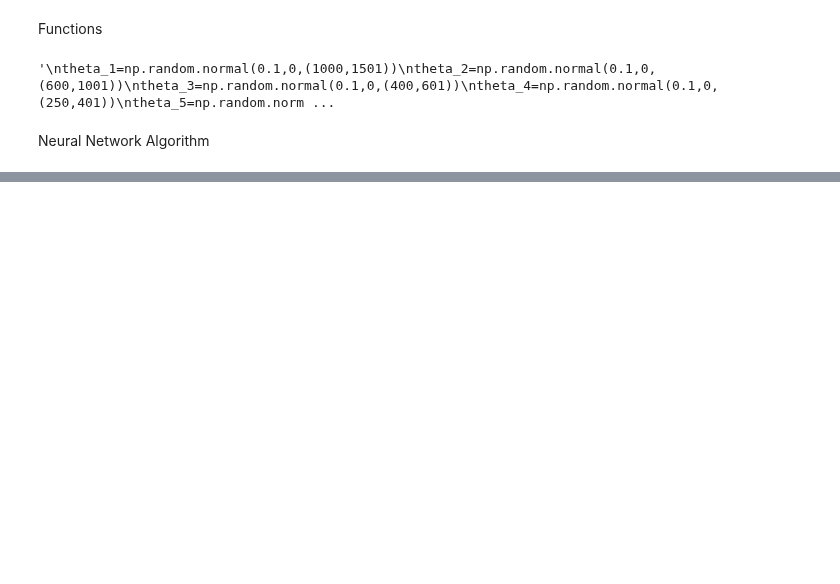
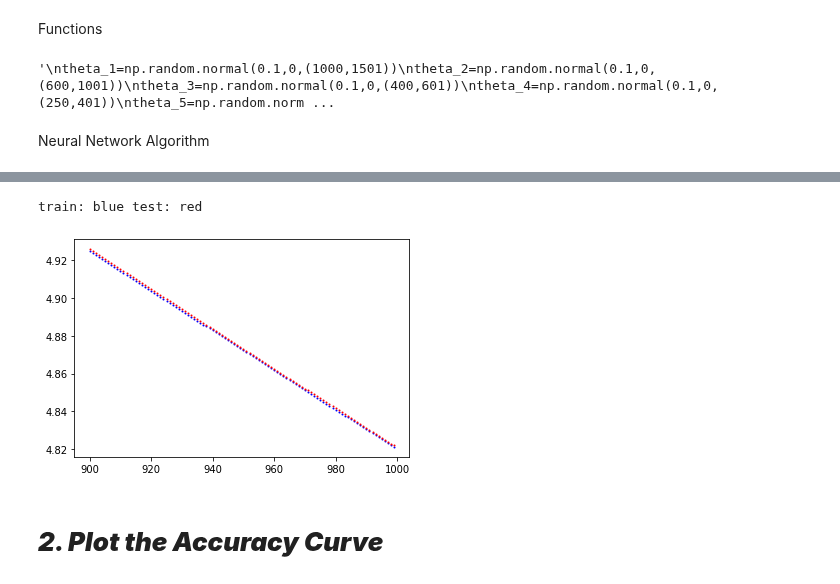
Before and after one commit to crescent98/machinelearning35911, a Jupyter notebook: assignment11_gpu.ipynb, the cells around one changed output, grey strips where cells are left out. Cells and saved outputs as stored; diff of their text form; code cells hidden in the pictures; blank space fills up the shorter version.

```diff
--- a/assignment11_gpu.ipynb
+++ b/assignment11_gpu.ipynb
@@ -397,0 +270,9 @@ NameError: ignored
+# %%
+plt.scatter(range(900,i),train_objective_np[900:i],c="#0000ff",label='blue',s=1)
+plt.scatter(range(900,i),test_objective_np[900:i],c="#ff0000",label="red",s=1)
+print("train: blue test: red")
+# %% [output]
+train: blue test: red
+[figure, added]
+# %% [markdown]
+# ***2. Plot the Accuracy Curve***
```
Also changed, not shown: parts of 28 cells of this notebook.
